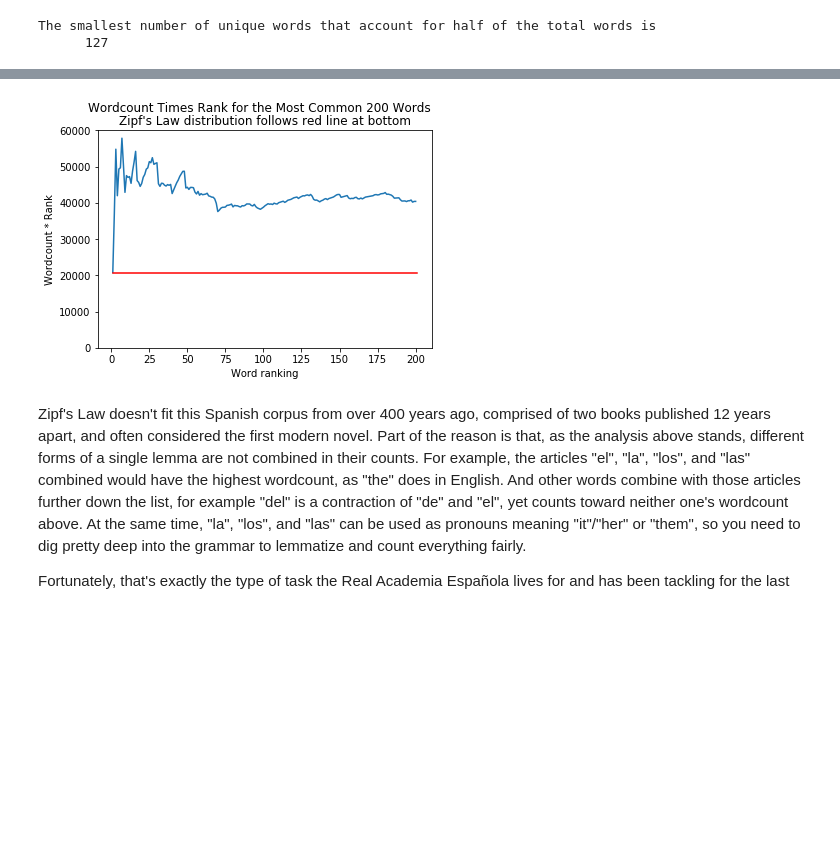
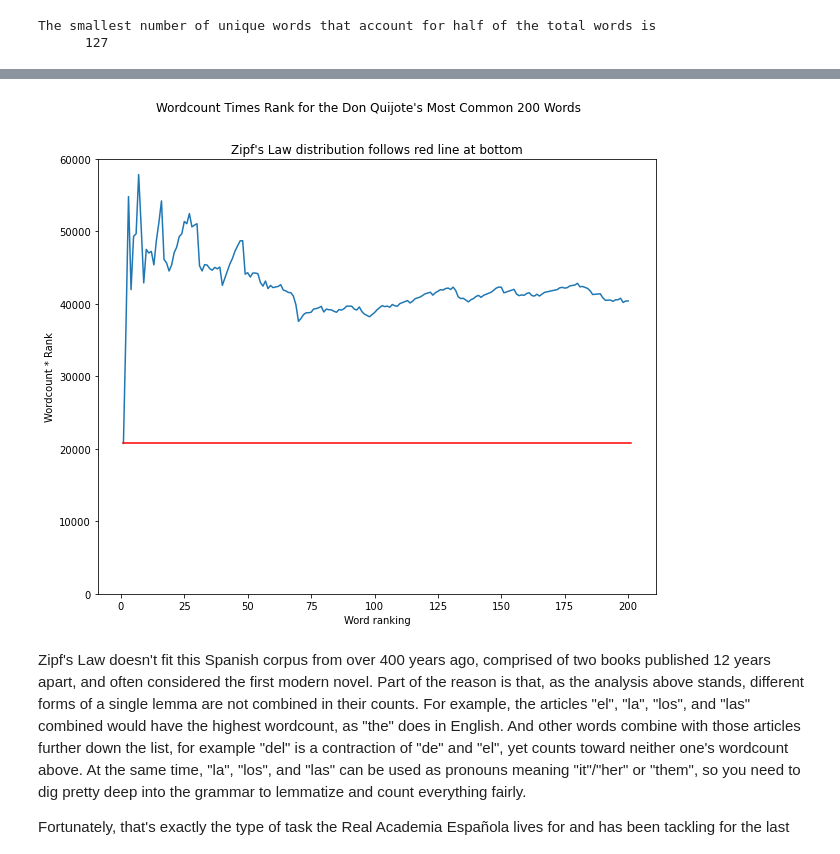
Before and after one commit to ebhtra/gory-graph, a Jupyter notebook: Homework4_2.ipynb, the cells around one changed output, grey strips where cells are left out. Saved outputs shown, nothing was run; the diff lists cells and outputs as text; code cells hidden in the pictures; blank space fills up the shorter version.

Commit message:
Cleaned up Homewrk4_2 and added WordCloud plot

```diff
--- a/Homework4_2.ipynb
+++ b/Homework4_2.ipynb
@@ -122,15 +232,17 @@ print(wordcounts.most_common(200))
 # %%
 # isolate the ordered counts
 counts = list(zip(*wordcounts.most_common(200)))[1]
+
+plt.figure(figsize = (10, 8))
 plt.plot(range(1,201), [(rank+1) * count for rank, count in enumerate(counts)])
 plt.plot((1,201),(counts[0],counts[0]), color='r')
-plt.suptitle("Wordcount Times Rank for the Most Common 200 Words")
+plt.suptitle("Wordcount Times Rank for the Don Quijote's Most Common 200 Words")
 plt.title("Zipf's Law distribution follows red line at bottom")
 plt.xlabel('Word ranking')
 plt.ylabel('Wordcount * Rank')
 plt.ylim(0,6e4);
 # %% [output]
-[figure, old version]
+[figure, new version]
 # %% [markdown]
 Zipf's Law doesn't fit this Spanish corpus from over 400 years ago, comprised of two books published 12 years apart, and often considered the first modern novel.  Part of the reason is that, as the analysis above stands, different forms of a single lemma are not combined in their counts.  For example, the articles "el", "la", "los", and "las" combined would have the highest wordcount, as "the" does in English.  And other words combine with those articles further down the list, for example "del" is a contraction of "de" and "el", yet counts toward neither one's wordcount above.  At the same time, "la", "los", and "las" can be used as pronouns meaning "it"/"her" or "them", so you need to dig pretty deep into the grammar to lemmatize and count everything fairly.
 
```
Also changed, not shown: parts of 52 cells of this notebook, 2 other files.
